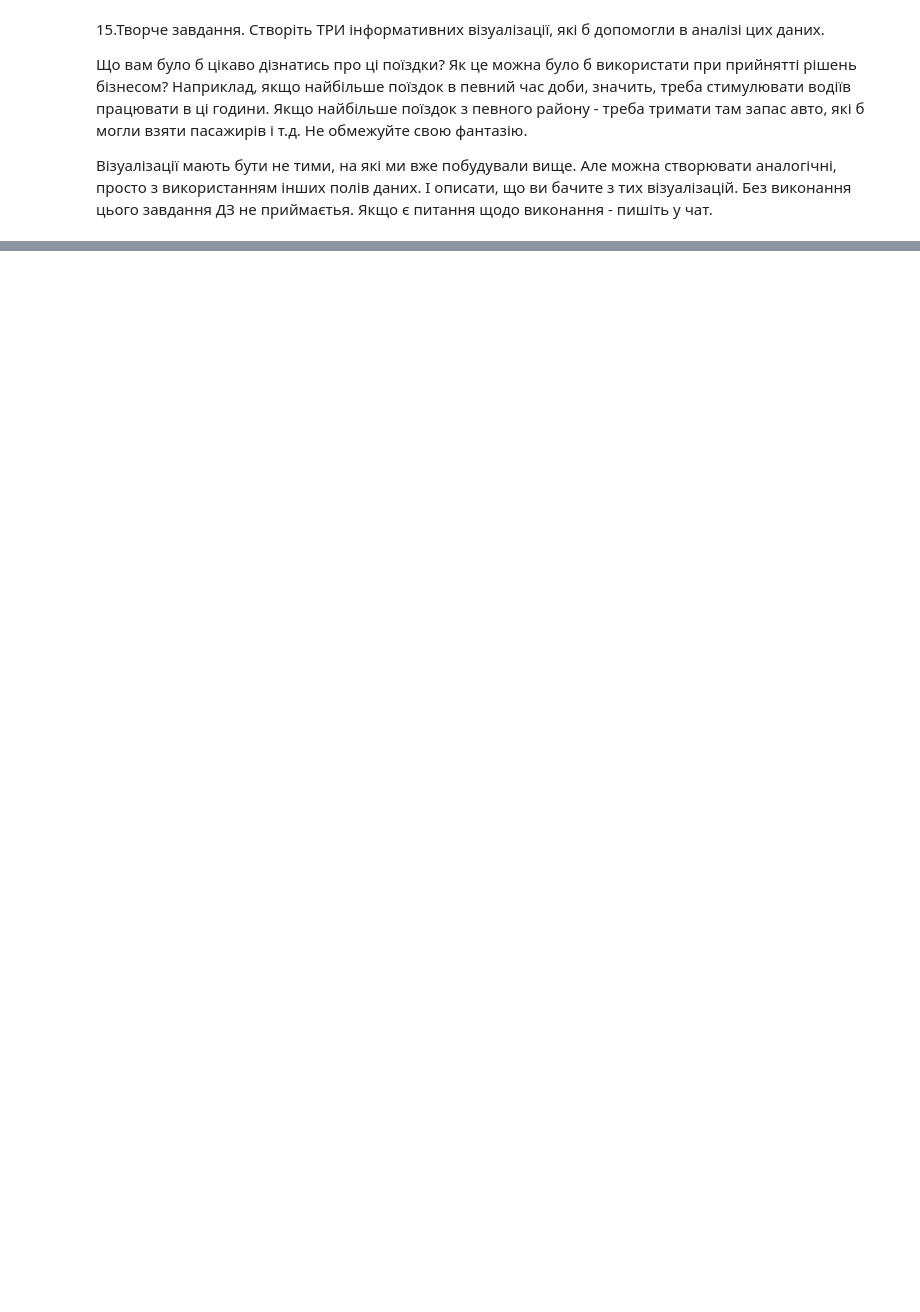
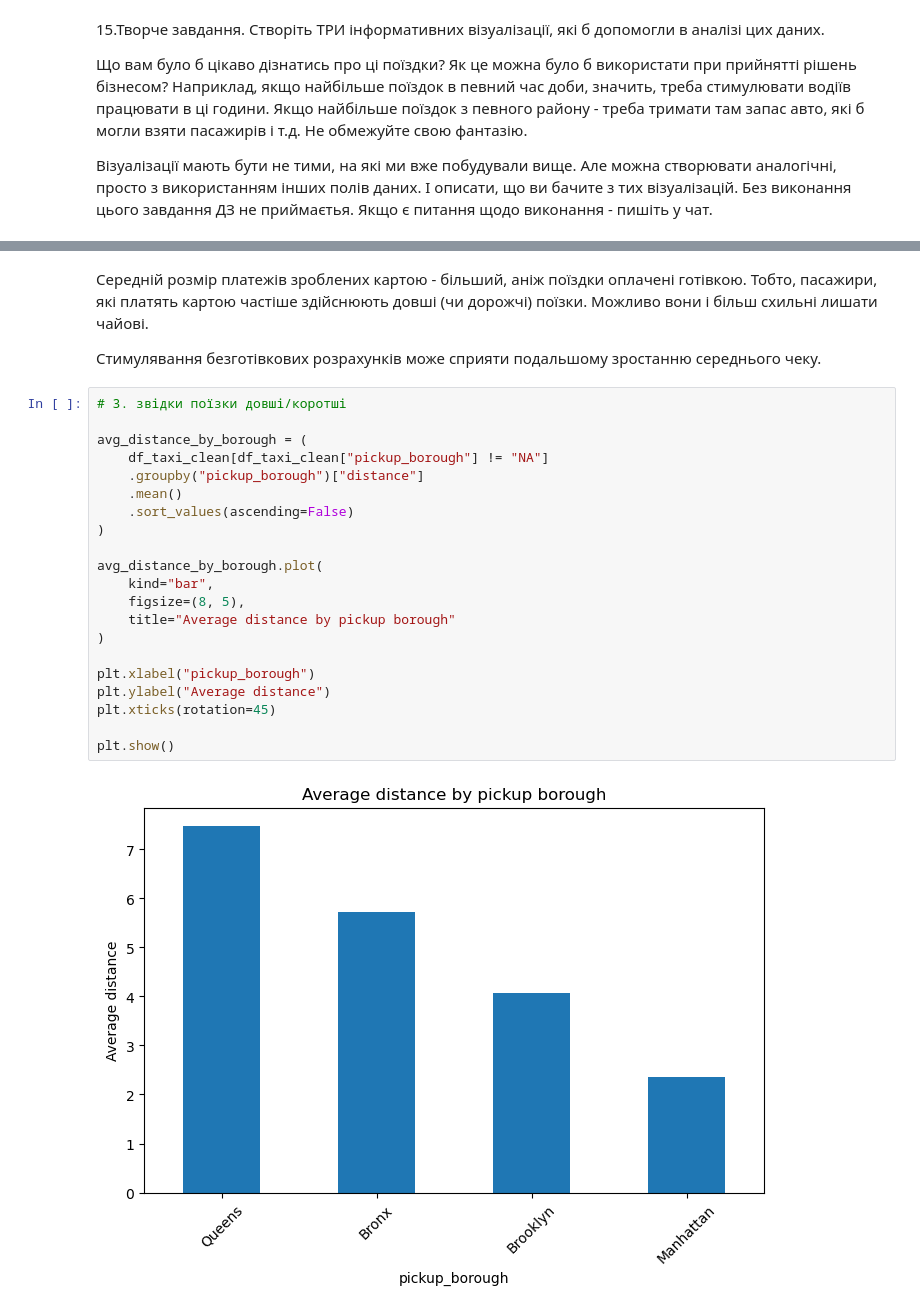
Before and after one commit to OlenaBabko/DataAnalytics_DataLovesAcademy, a Jupyter notebook: modul_11_additional/Additional_hw_5_Data_visualizations.ipynb, the cells around one changed output, grey strips where cells are left out. Saved outputs shown, nothing was run; the diff lists cells and outputs as text; blank space fills up the shorter version.

```diff
--- a/modul_11_additional/Additional_hw_5_Data_visualizations.ipynb
+++ b/modul_11_additional/Additional_hw_5_Data_visualizations.ipynb
@@ -538,0 +607,28 @@ The `ci` parameter is deprecated. Use `errorbar='sd'` for the same effect.
+# %% [markdown]
+Середній розмір платежів зроблених картою - більший, аніж поїздки оплачені готівкою.
+Тобто, пасажири, які платять картою частіше здійснюють довші (чи дорожчі) поїзки. Можливо вони і більш схильні лишати чайові.
+
+Стимулявання безготівкових розрахунків може сприяти подальшому зростанню середнього чеку.
+# %%
+# 3. звідки поїзки довші/коротші
+
+avg_distance_by_borough = (
+    df_taxi_clean[df_taxi_clean["pickup_borough"] != "NA"]
+    .groupby("pickup_borough")["distance"]
+    .mean()
+    .sort_values(ascending=False)
+)
+
+avg_distance_by_borough.plot(
+    kind="bar",
+    figsize=(8, 5),
+    title="Average distance by pickup borough"
+)
+
+plt.xlabel("pickup_borough")
+plt.ylabel("Average distance")
+plt.xticks(rotation=45)
+
+plt.show()
+# %% [output]
+[figure, added]
```
Also changed, not shown: parts of 6 cells of this notebook.
